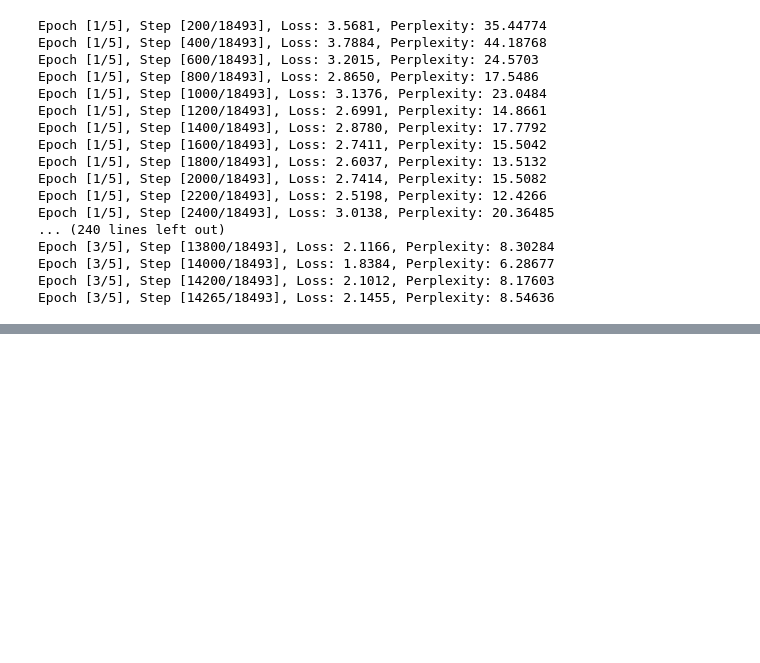
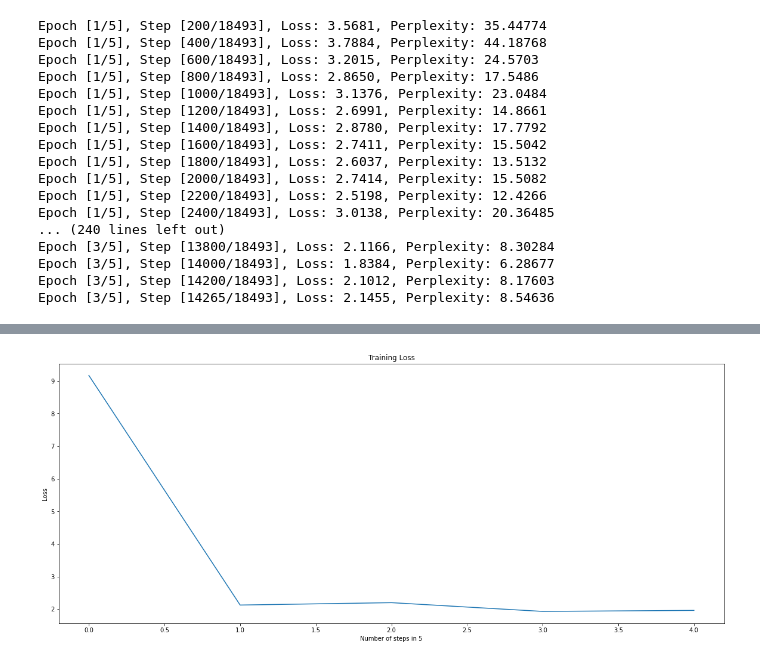
Before and after one commit to justAcoderguy/Image-Captioning-on-MSCoco-Dataset, a Jupyter notebook: INM706_Coursework.ipynb, the cells around one changed output, grey strips where cells are left out. Cells and saved outputs as stored; diff of their text form; code cells hidden in the pictures; blank space fills up the shorter version.

```diff
--- a/INM706_Coursework.ipynb
+++ b/INM706_Coursework.ipynb
@@ -644,0 +641,31 @@ INM/models/encoder-5.pkl
+# %%
+# Load training log text file into a list
+with open('training_log.txt') as file:
+    lines = file.readlines()
+    lines = [line.rstrip() for line in lines]
+    file.close()
+
+# Extract loss and perplexity from each line
+loss = []
+perplexity = []
+for line in lines:
+    loss_idx = line.find('Loss')                        # Find index of Loss
+    loss.append(float(line[loss_idx+6:loss_idx+12]))    # Slice loss value with Loss index
+
+    perplexity_idx = line.find('Perplexity')
+    perplexity.append(float(line[perplexity_idx+12:]))
+# %%
+# Change loss and perplexity to arrays for easy plotting
+loss = np.array([loss[0], loss[18493], loss[36986], loss[55479], loss[-1]])
+perplexity = np.array([perplexity[0], perplexity[18493], perplexity[36986], perplexity[55479], perplexity[-1]])
+
+# Plot training loss and save figure
+plt.plot(loss)
+plt.rcParams["figure.figsize"] = (20,8)
+plt.title('Training Loss')
+plt.xlabel('Number of steps in 5')
+plt.ylabel('Loss')
+plt.savefig('Training Loss')
+plt.show()
+# %% [output]
+[figure, added]
```
Also changed, not shown: parts of 25 cells of this notebook.
